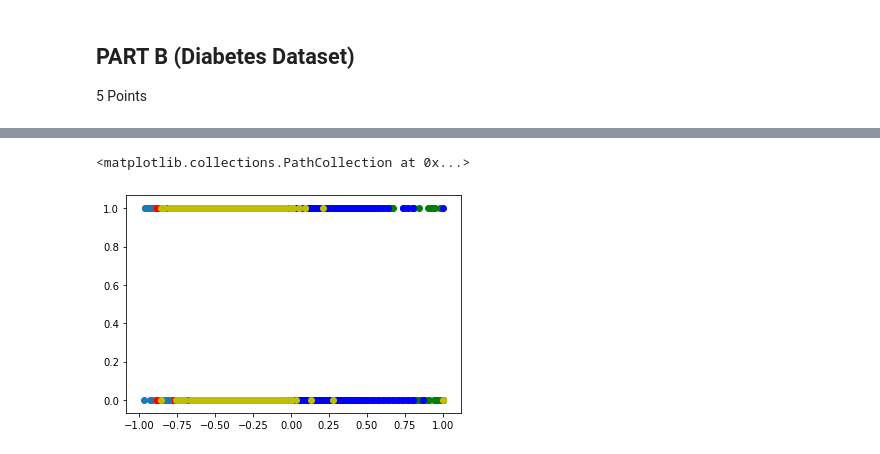
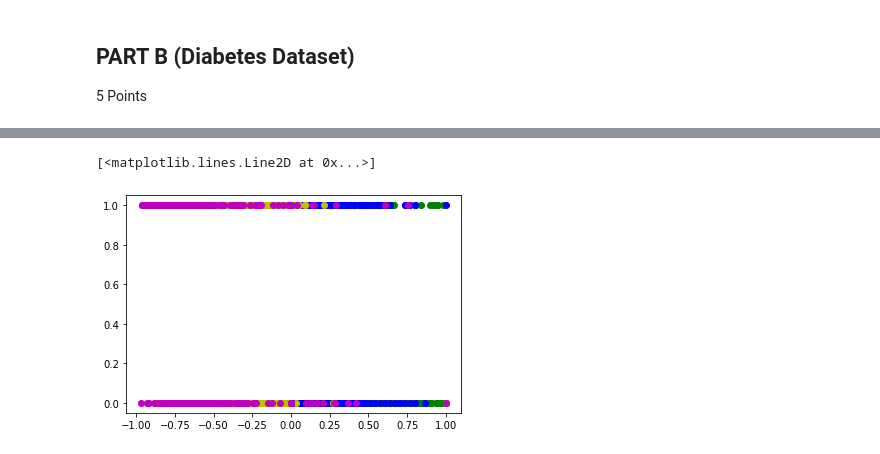
Before and after one commit to nmannan97/CMPE257_HW3, a Jupyter notebook: HW3.ipynb, the cells around one changed output, grey strips where cells are left out. Saved outputs shown, nothing was run; the diff lists cells and outputs as text; code cells hidden in the pictures.

```diff
--- a/HW3.ipynb
+++ b/HW3.ipynb
@@ -171,10 +180,10 @@ data1 = np.array(data1)
 # %%
 
 plt.plot(data1[:,0],data1[:,8],'ro')
 plt.plot(data1[:,1],data1[:,8],'go')
 plt.plot(data1[:,2],data1[:,8],'bo')
 plt.plot(data1[:,3],data1[:,8],'yo')
-plt.scatter(data1[:,4],data1[:,8])
+plt.plot(data1[:,4],data1[:,8],'mo')
 # %% [output]
-<matplotlib.collections.PathCollection at 0x...>
+[<matplotlib.lines.Line2D at 0x...>]
-[figure, old version]
+[figure, new version]
```
Also changed, not shown: parts of 4 cells of this notebook.
